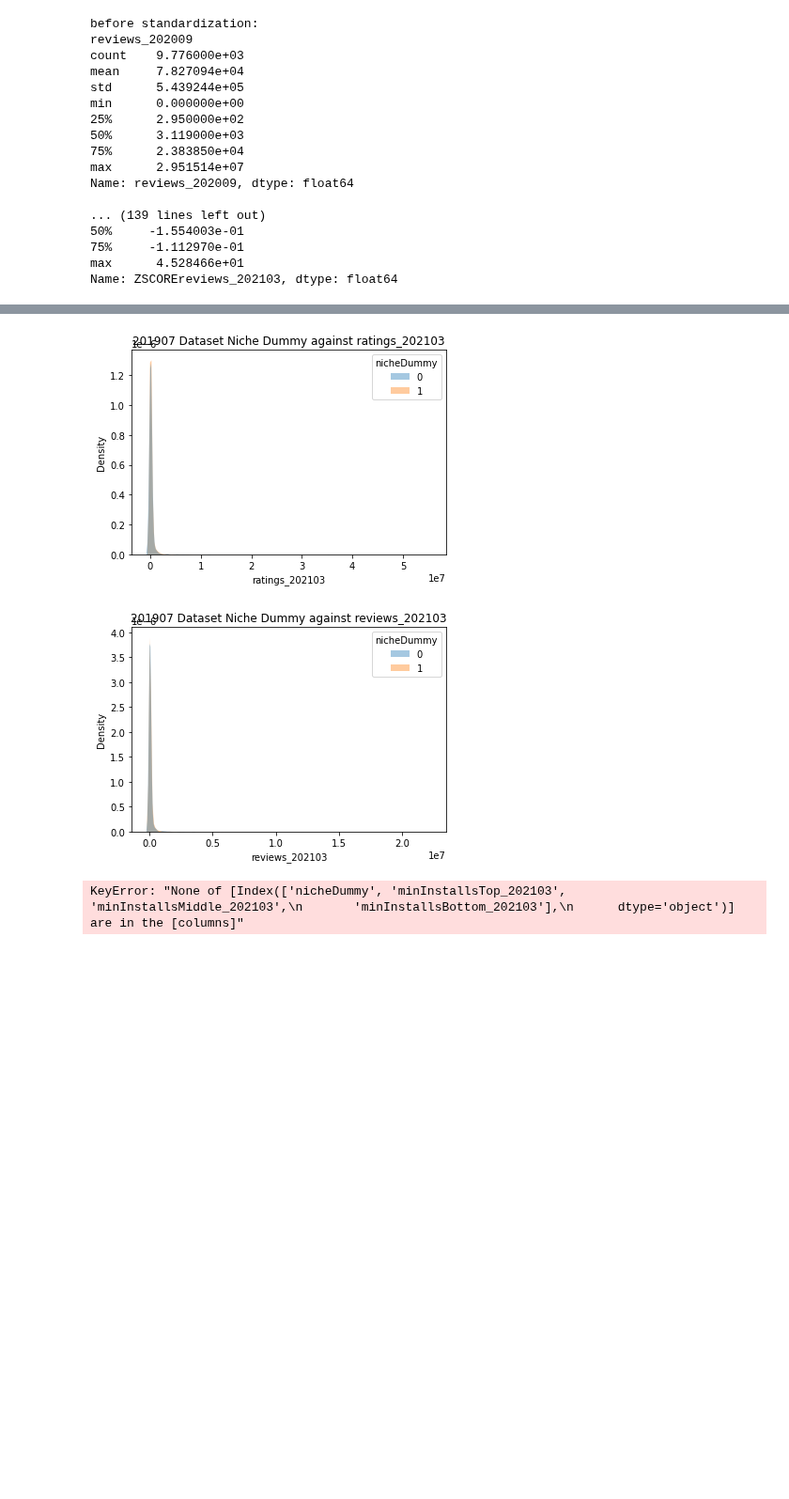
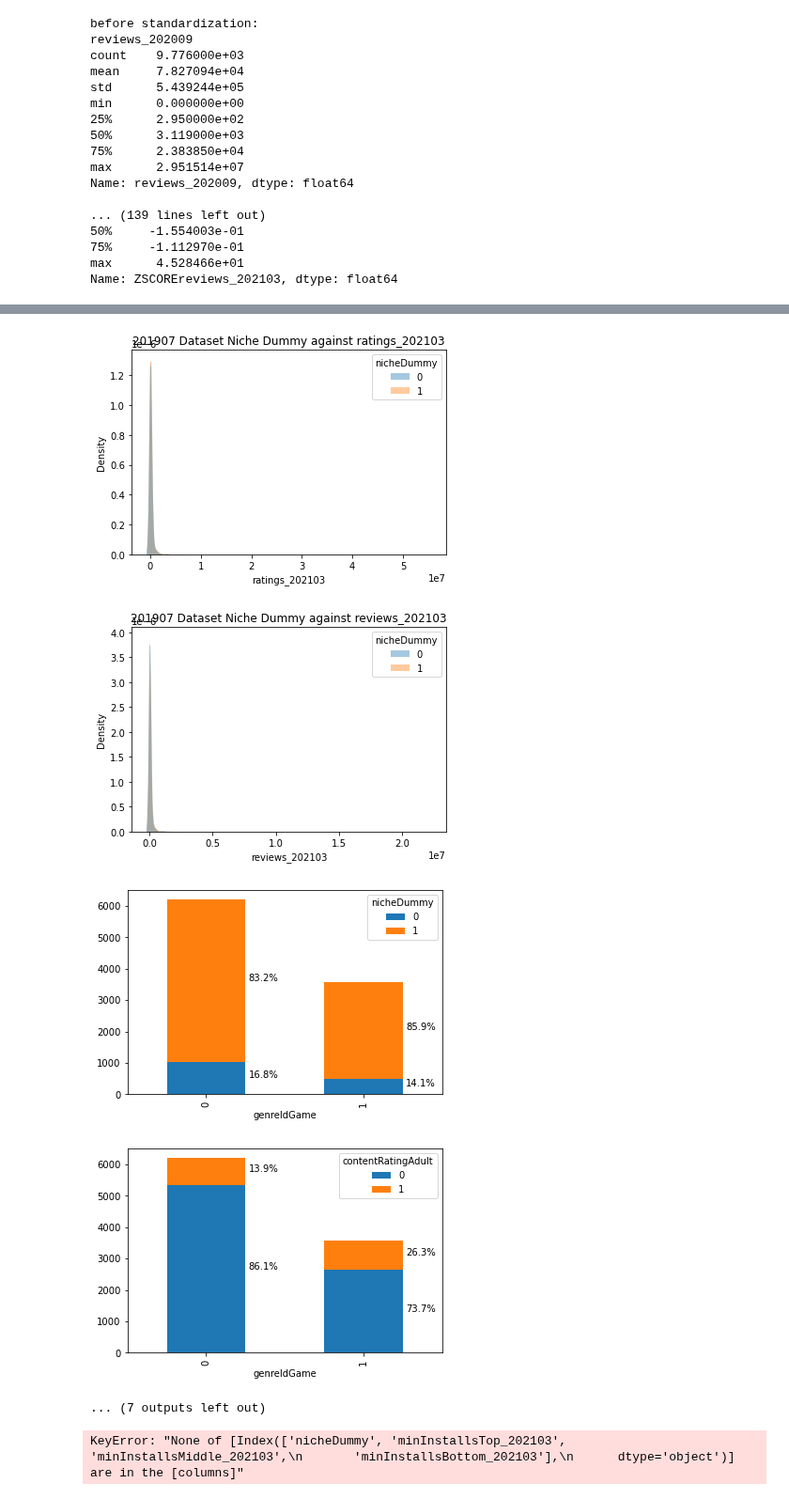
Before and after one commit to nz44/phd_dissertation, a Jupyter notebook: scripts/___test_code___.ipynb, the cells around one changed output, grey strips where cells are left out. Shown at 94% size. Cells and saved outputs as stored; diff of their text form; code cells hidden in the pictures; blank space fills up the shorter version.

```diff
--- a/scripts/___test_code___.ipynb
+++ b/scripts/___test_code___.ipynb
@@ -233,7 +233,8 @@ d1 = reg_class_obj.create_new_dummies_from_cat_var(
     time_variant_vars = time_variant_vars,
     demaned_time_variant_vars = demaned_time_variant_vars,
     time_invariant_vars = time_invariant_vars,
-    dep_vars = dep_vars).combine_individual_dummies_to_long_panel()
+    dep_vars = dep_vars).combine_individual_dummies_to_long_panel(
+    ).create_long_df_game_subsamples()
 # %% [output]
 before standardization:
 reviews_202009
@@ -253,7 +254,13 @@ Name: reviews_202009, dtype: float64
 max      4.528466e+01
 Name: ZSCOREreviews_202103, dtype: float64
 # %%
-df3 = d1.nicheDummy_relationship_to_keyvars(
+df3 = d1.ONEDummy_relationship_to_keyvars(
+    ONEDummy='nicheDummy',
     the_panel='202103',
     n_niche_scale_dummies=20)
+
+df3 = d1.ONEDummy_relationship_to_keyvars(
+    ONEDummy='genreIdGame',
+    the_panel='202103',
+    n_niche_scale_dummies=20)
 # %% [output]
@@ -266,6 +285,9 @@ df3 = d1.nicheDummy_relationship_to_keyvars(
 [figure]
 [figure]
 [figure]
+[figure, added]
+[figure, added]
+... (7 outputs left out)
 # %%
 df2 = df.copy(deep=True)
 df4 = df2[['nicheDummy',
```
Also changed, not shown: parts of 1 cell of this notebook, 11 other files.
